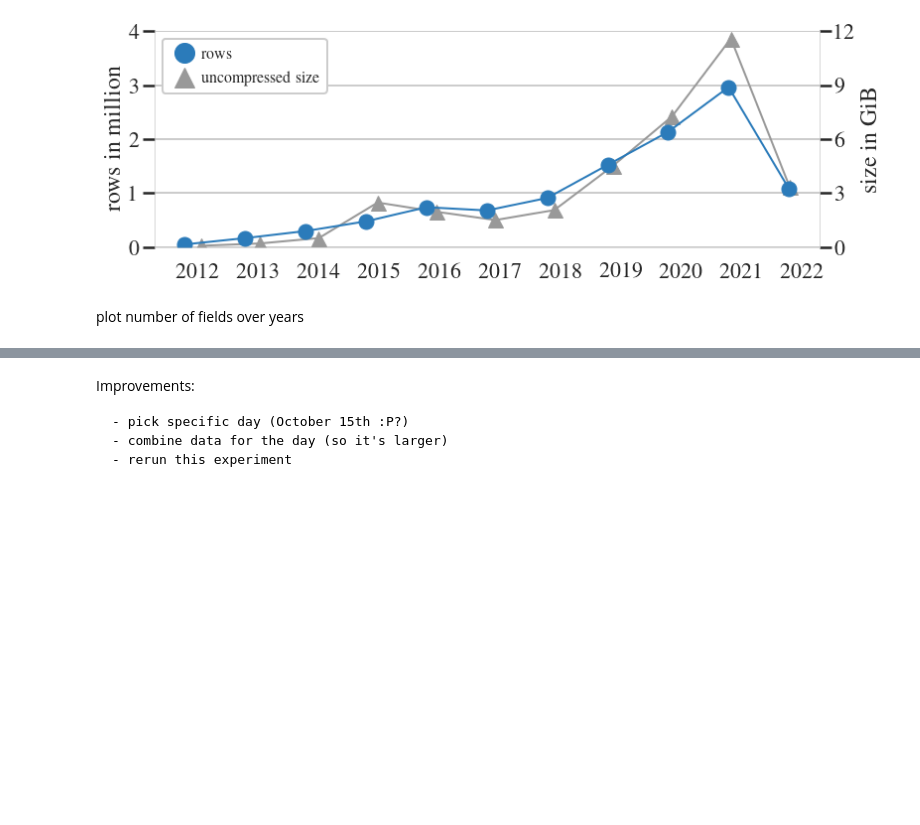
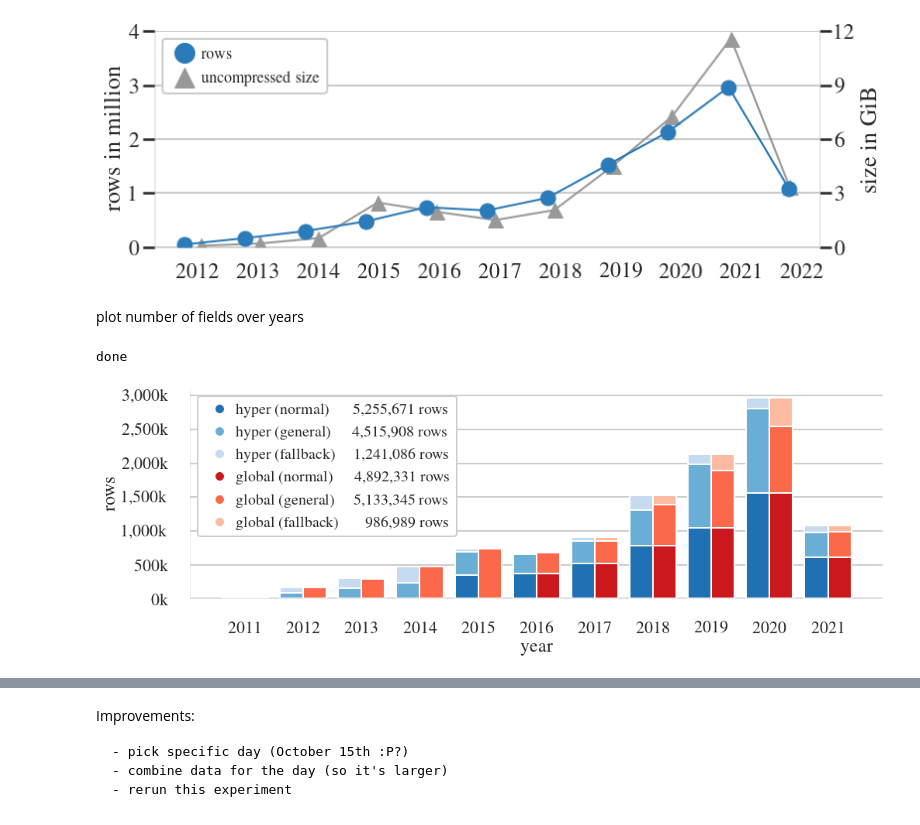
Before and after one commit to tuplex/tuplex, a Jupyter notebook: experimental/notebooks/02_paper_plot_github_sample.ipynb, the cells around one changed output, grey strips where cells are left out. Saved outputs shown, nothing was run; the diff lists cells and outputs as text; code cells hidden in the pictures; blank space fills up the shorter version.

Commit message:
more plotting and analysis

```diff
--- a/experimental/notebooks/02_paper_plot_github_sample.ipynb
+++ b/experimental/notebooks/02_paper_plot_github_sample.ipynb
@@ -126,5 +126,3 @@ plt.xticks(xq, list(df_global['year'].values) + ['2022'], visible=True, rotation
 plt.savefig('peryear_data_overview.pdf', transparent=True, bbox_inches = 'tight', pad_inches = 0)
 # %% [output]
 [figure]
-# %% [markdown]
-plot number of fields over years
@@ -132,0 +129,2 @@ df_global['normal_case_field_count']
+# %% [markdown]
+plot number of fields over years
@@ -143,37 +143,53 @@ def plot_bars_mem(subdf, xoff, w, mem_factor, c1, c2, c3):
     plt.bar(xq + xoff, subdf['general_mem'] / mem_factor, w, bottom=subdf['normal_mem'] / mem_factor, color=c2)
     plt.bar(xq + xoff, subdf['fallback_mem'] / mem_factor, w, bottom=subdf['normal_mem']  / mem_factor + subdf['general_mem']  / mem_factor, color=c3)
 # %%
-plt.figure(figsize=(10, 5))
+plt.figure(figsize=(16, 5))
 handles =[]
 c1, c2, c3 = sns.color_palette('Blues', 3)[::-1]
 plot_bars(df_hyper, -.2, 0.4, c1, c2 , c3)
 normal = df_hyper['normal_rows'].sum()
 general = df_hyper['general_rows'].sum()
 fallback = df_hyper['fallback_rows'].sum()
-handles += [(f'hyper (normal)    {normal:,} rows', c1),
-            (f'hyper (general)   {general:,} rows', c2),
-            (f'hyper (fallback)    {fallback:,} rows', c3)]
+handles += [(f'hyper (normal)    \\,\\,\\quad{normal:,} rows', c1),
+            (f'hyper (general)   \\,\\quad{general:,} rows', c2),
+            (f'hyper (fallback)  \\quad {fallback:,} rows', c3)]
 c1, c2, c3 = sns.color_palette('Reds', 3)[::-1]
 normal =   df_global['normal_rows'].sum()
 general =  df_global['general_rows'].sum()
 fallback = df_global['fallback_rows'].sum()
-handles += [(f'global (normal)    {normal:,} rows', c1),
-            (f'global (general)    {general:,} rows', c2),
-            (f'global (fallback)   {fallback:,} rows', c3)]
+handles += [(f'global (normal)   \\;\\,\\,\\,\\, {normal:,} rows', c1),
+            (f'global (general)  \\quad {general:,} rows', c2),
+            (f'global (fallback) \\quad\; {fallback:,} rows', c3)]
 plot_bars(df_global, .2, 0.4, c1, c2, c3)
 xq = np.arange(len(df_hyper))
 plt.xticks(xq, df_hyper['year'])
 print('done')
 sns.despine()
-plt.ylabel('#rows')
+plt.ylabel('rows')
 plt.xlabel('year')
 
+plt.grid(axis='x')
+
 from matplotlib.lines import Line2D
+import matplotlib.ticker
 
 # https://matplotlib.org/3.1.1/tutorials/intermediate/legend_guide.html
 lgd_handles=[]
 for h in handles:
     lgd_handles.append(Line2D([0], [0], marker='o', color='w', label=h[0],
                         markerfacecolor=h[1], markersize=12))
 ax = plt.gca()
-ax.legend(handles=lgd_handles, fontsize=10, handletextpad=0.05)
+ax.legend(loc='best', handles=lgd_handles, fontsize=20, handletextpad=0.05, facecolor='w', framealpha=1)
+
+def fmt(x, pos):
+    k = int(x / 10**3)
+    return  f'{k:,}' + 'k'
+
+ax.yaxis.set_major_locator(ticker.FixedLocator(np.arange(0, 10 ** 7, 0.5 * 10**6)))
+ax.yaxis.set_major_formatter(matplotlib.ticker.FuncFormatter(fmt))
+ax.tick_params(which = 'major', length = 25)
+
+plt.savefig('peryear_data_fullschema.pdf', transparent=True, bbox_inches = 'tight', pad_inches = 0)
+# %% [output]
+done
+[figure, added]
```
Also changed, not shown: parts of 9 cells of this notebook.
